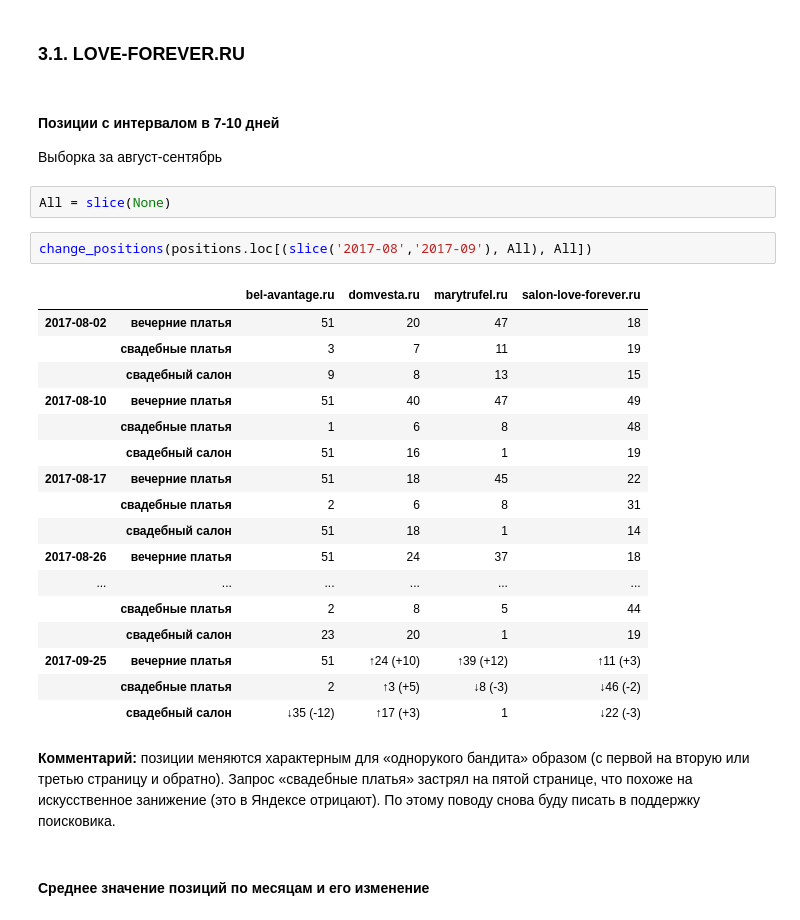
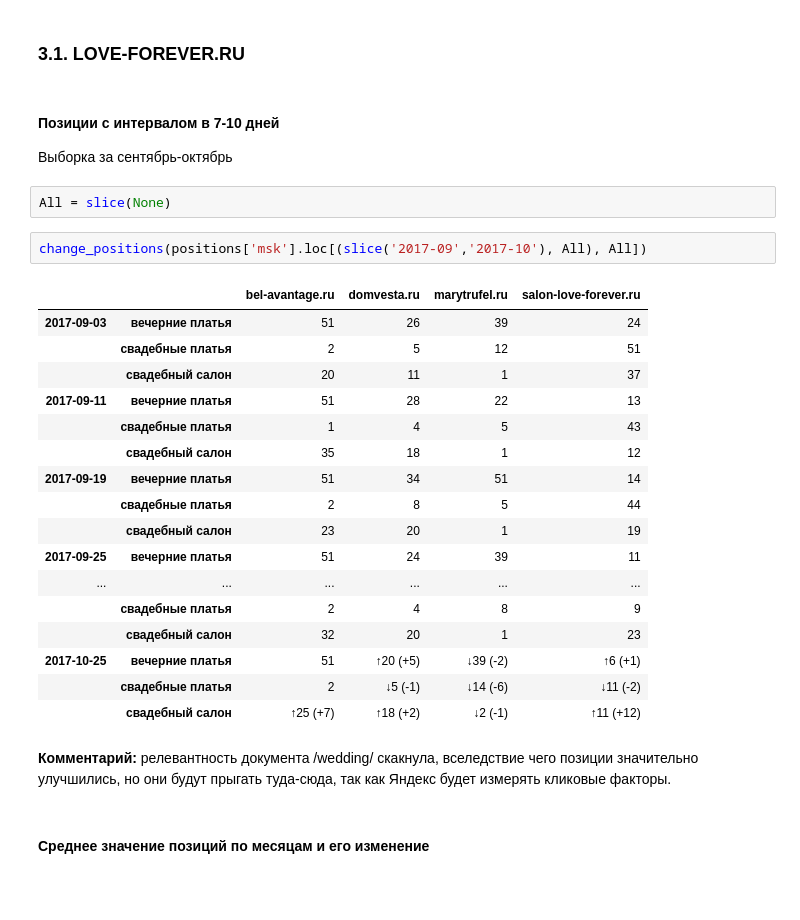
Before and after one commit to salon-love-forever/reports, a Jupyter notebook: salon-love-forever.ru.ipynb, the cells around one changed output. Cells and saved outputs as stored; diff of their text form; blank space fills up the shorter version.

```diff
--- a/salon-love-forever.ru.ipynb
+++ b/salon-love-forever.ru.ipynb
@@ -164,31 +165,31 @@ organic_spb
 ### 3.1. LOVE-FOREVER.RU
 # %% [markdown]
 #### Позиции с интервалом в 7-10 дней
-Выборка за август-сентябрь
+Выборка за сентябрь-октябрь
 # %%
 All = slice(None)
 # %%
-change_positions(positions.loc[(slice('2017-08','2017-09'), All), All])
+change_positions(positions['msk'].loc[(slice('2017-09','2017-10'), All), All])
 # %% [output]
 |  |  | bel-avantage.ru | domvesta.ru | marytrufel.ru | salon-love-forever.ru |
-| 2017-08-02 | вечерние платья | 51 | 20 | 47 | 18 |
-|  | свадебные платья | 3 | 7 | 11 | 19 |
-|  | свадебный салон | 9 | 8 | 13 | 15 |
-| 2017-08-10 | вечерние платья | 51 | 40 | 47 | 49 |
-|  | свадебные платья | 1 | 6 | 8 | 48 |
-|  | свадебный салон | 51 | 16 | 1 | 19 |
-| 2017-08-17 | вечерние платья | 51 | 18 | 45 | 22 |
-|  | свадебные платья | 2 | 6 | 8 | 31 |
-|  | свадебный салон | 51 | 18 | 1 | 14 |
-| 2017-08-26 | вечерние платья | 51 | 24 | 37 | 18 |
-| ... | ... | ... | ... | ... | ... |
+| 2017-09-03 | вечерние платья | 51 | 26 | 39 | 24 |
+|  | свадебные платья | 2 | 5 | 12 | 51 |
+|  | свадебный салон | 20 | 11 | 1 | 37 |
+| 2017-09-11 | вечерние платья | 51 | 28 | 22 | 13 |
+|  | свадебные платья | 1 | 4 | 5 | 43 |
+|  | свадебный салон | 35 | 18 | 1 | 12 |
+| 2017-09-19 | вечерние платья | 51 | 34 | 51 | 14 |
 |  | свадебные платья | 2 | 8 | 5 | 44 |
 |  | свадебный салон | 23 | 20 | 1 | 19 |
-| 2017-09-25 | вечерние платья | 51 | ↑24 (+10) | ↑39 (+12) | ↑11 (+3) |
-|  | свадебные платья | 2 | ↑3 (+5) | ↓8 (-3) | ↓46 (-2) |
-|  | свадебный салон | ↓35 (-12) | ↑17 (+3) | 1 | ↓22 (-3) |
+| 2017-09-25 | вечерние платья | 51 | 24 | 39 | 11 |
+| ... | ... | ... | ... | ... | ... |
+|  | свадебные платья | 2 | 4 | 8 | 9 |
+|  | свадебный салон | 32 | 20 | 1 | 23 |
+| 2017-10-25 | вечерние платья | 51 | ↑20 (+5) | ↓39 (-2) | ↑6 (+1) |
+|  | свадебные платья | 2 | ↓5 (-1) | ↓14 (-6) | ↓11 (-2) |
+|  | свадебный салон | ↑25 (+7) | ↑18 (+2) | ↓2 (-1) | ↑11 (+12) |
-# %% [markdown]
-**Комментарий:** позиции меняются характерным для «однорукого бандита» образом (с первой на вторую или третью страницу и обратно). Запрос «свадебные платья» застрял на пятой странице, что похоже на искусственное занижение (это в Яндексе отрицают). По этому поводу снова буду писать в поддержку поисковика.
+# %% [markdown]
+**Комментарий:** релевантность документа /wedding/ скакнула, вселедствие чего позиции значительно улучшились, но они будут прыгать туда-сюда, так как Яндекс будет измерять кликовые факторы.
 # %% [markdown]
 #### Среднее значение позиций по месяцам и его изменение
 # %%
```
Also changed, not shown: parts of 20 cells of this notebook.
